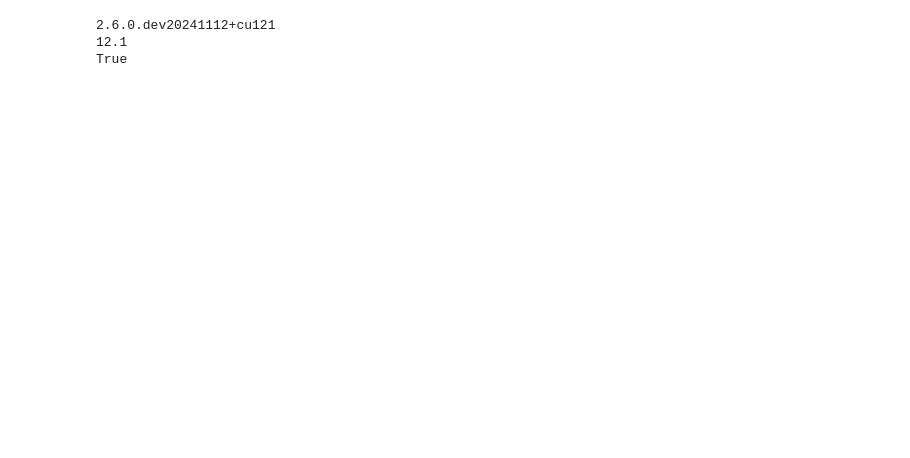
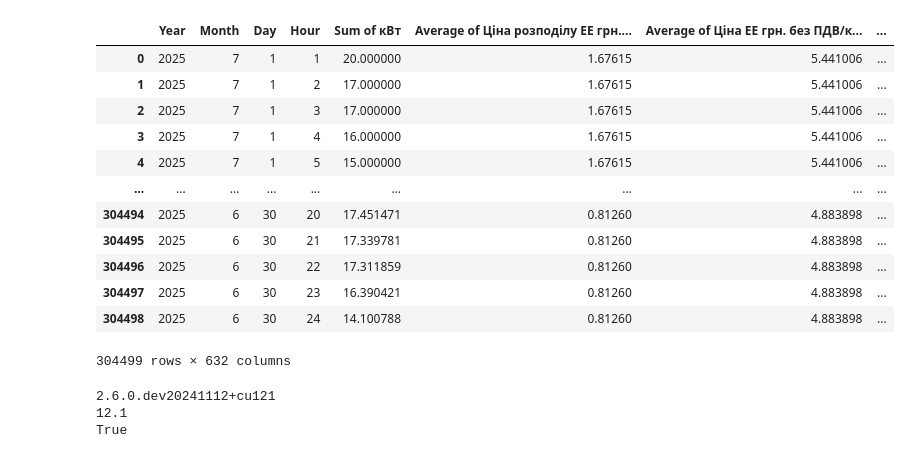
Before and after one commit to Lkupybida/Diploma, a Jupyter notebook: autoglueon.ipynb, the cells around one changed output. Saved outputs shown, nothing was run; the diff lists cells and outputs as text; code cells hidden in the pictures; blank space fills up the shorter version.

```diff
--- a/autoglueon.ipynb
+++ b/autoglueon.ipynb
@@ -47,3 +134,19 @@ test = test.reset_index(drop=True)
+# %%
+val
+# %% [output]
+|  | Year | Month | Day | Hour | Sum of кВт | Average of Ціна розподілу ЕЕ грн.... | Average of Ціна ЕЕ грн. без ПДВ/к... | ... |
+| 0 | 2025 | 7 | 1 | 1 | 20.000000 | 1.67615 | 5.441006 | ... |
+| 1 | 2025 | 7 | 1 | 2 | 17.000000 | 1.67615 | 5.441006 | ... |
+| 2 | 2025 | 7 | 1 | 3 | 17.000000 | 1.67615 | 5.441006 | ... |
+| 3 | 2025 | 7 | 1 | 4 | 16.000000 | 1.67615 | 5.441006 | ... |
+| 4 | 2025 | 7 | 1 | 5 | 15.000000 | 1.67615 | 5.441006 | ... |
+| ... | ... | ... | ... | ... | ... | ... | ... | ... |
+| 304494 | 2025 | 6 | 30 | 20 | 17.451471 | 0.81260 | 4.883898 | ... |
+| 304495 | 2025 | 6 | 30 | 21 | 17.339781 | 0.81260 | 4.883898 | ... |
+| 304496 | 2025 | 6 | 30 | 22 | 17.311859 | 0.81260 | 4.883898 | ... |
+| 304497 | 2025 | 6 | 30 | 23 | 16.390421 | 0.81260 | 4.883898 | ... |
+| 304498 | 2025 | 6 | 30 | 24 | 14.100788 | 0.81260 | 4.883898 | ... |
+304499 rows × 632 columns
 # %%
 y_col = 'Sum of кВт'
 # %%
```
Also changed, not shown: parts of 6 cells of this notebook, 2 other files.
